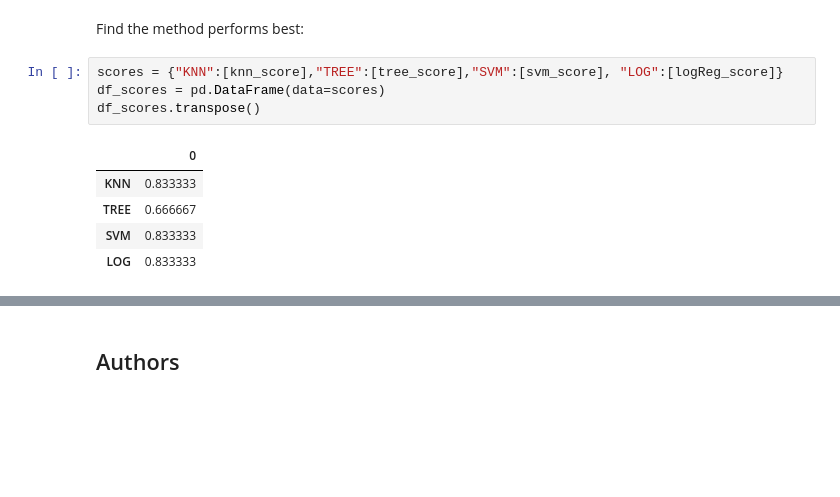
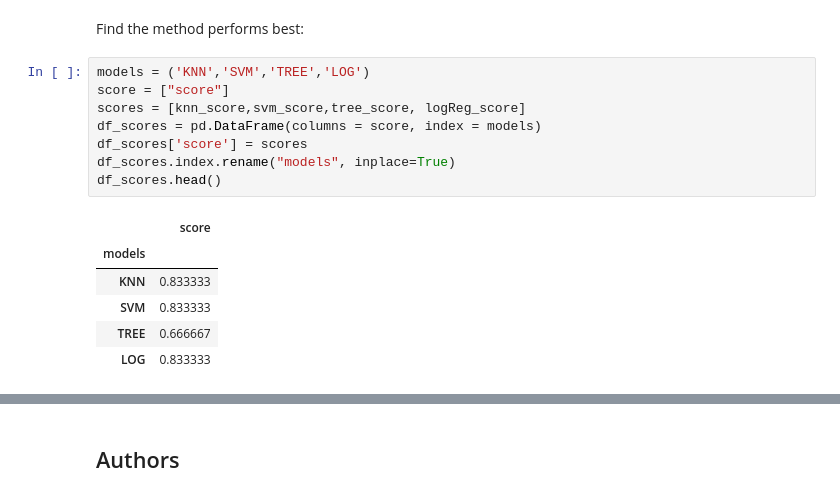
Before and after one commit to swarm59/AppliedDataSciemceCapstone, a Jupyter notebook: SpaceX_Machine Learning Prediction_Part_5.ipynb, the cells around one changed output, grey strips where cells are left out. Saved outputs shown, nothing was run; the diff lists cells and outputs as text; blank space fills up the shorter version.

```diff
--- a/SpaceX_Machine Learning Prediction_Part_5.ipynb
+++ b/SpaceX_Machine Learning Prediction_Part_5.ipynb
@@ -375,13 +337,18 @@ plot_confusion_matrix(Y_test,yhat)
 ## TASK  12
 # %% [markdown]
 Find the method performs best:
-# %%
-scores = {"KNN":[knn_score],"TREE":[tree_score],"SVM":[svm_score], "LOG":[logReg_score]}
-df_scores = pd.DataFrame(data=scores)
-df_scores.transpose()
-# %% [output]
-|  | 0 |
-| KNN | 0.833333 |
-| TREE | 0.666667 |
-| SVM | 0.833333 |
-| LOG | 0.833333 |
+# %%
+models = ('KNN','SVM','TREE','LOG')
+score = ["score"]
+scores = [knn_score,svm_score,tree_score, logReg_score]
+df_scores = pd.DataFrame(columns = score, index = models)
+df_scores['score'] = scores
+df_scores.index.rename("models", inplace=True)
+df_scores.head()
+# %% [output]
+|  | score |
+| models |  |
+| KNN | 0.833333 |
+| SVM | 0.833333 |
+| TREE | 0.666667 |
+| LOG | 0.833333 |
```
Also changed, not shown: parts of 6 cells of this notebook.
